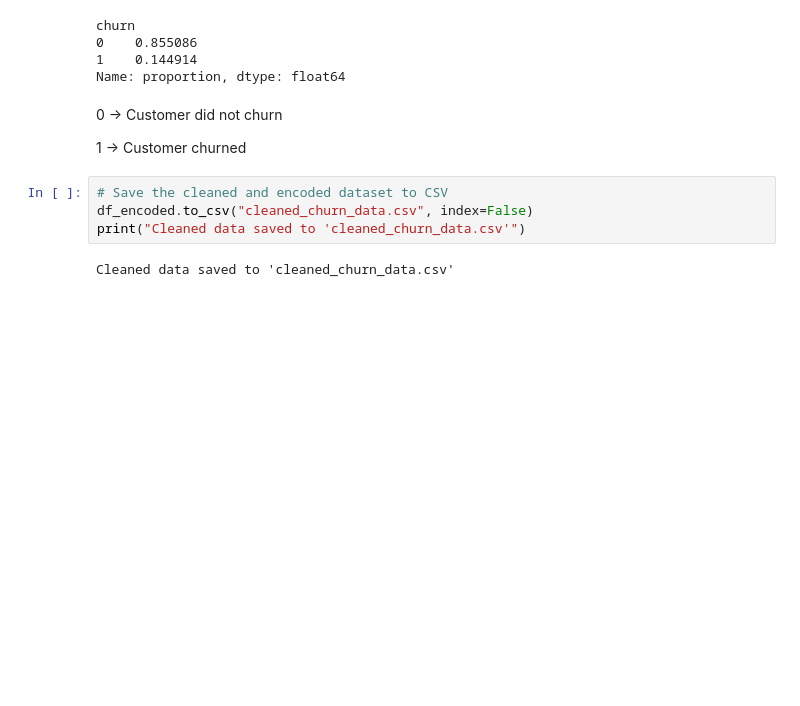
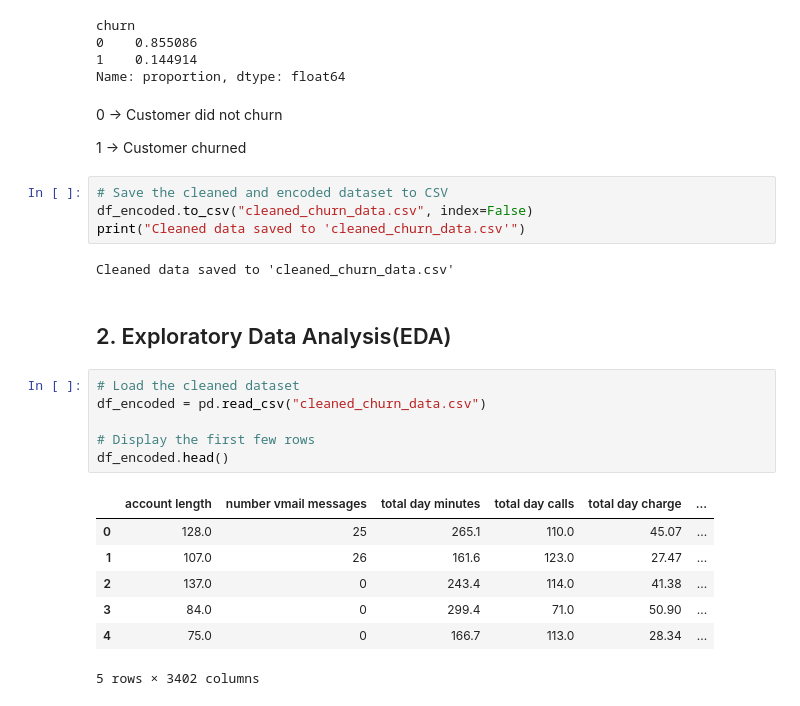
Before and after one commit to KabiraKabira7/customer_churn_modelling_phase_3_project, a Jupyter notebook: customer_churn_modeling_phase3.ipynb, the cells around one changed output. Drawn from its saved outputs; the diff is of its cells as text; blank space fills up the shorter version.

```diff
--- a/customer_churn_modeling_phase3.ipynb
+++ b/customer_churn_modeling_phase3.ipynb
@@ -295,3 +295,19 @@ df_encoded.to_csv("cleaned_churn_data.csv", index=False)
 print("Cleaned data saved to 'cleaned_churn_data.csv'")
 # %% [output]
 Cleaned data saved to 'cleaned_churn_data.csv'
+# %% [markdown]
+## 2. Exploratory Data Analysis(EDA)
+# %%
+# Load the cleaned dataset
+df_encoded = pd.read_csv("cleaned_churn_data.csv")
+
+# Display the first few rows
+df_encoded.head()
+# %% [output]
+|  | account length | number vmail messages | total day minutes | total day calls | total day charge | ... |
+| 0 | 128.0 | 25 | 265.1 | 110.0 | 45.07 | ... |
+| 1 | 107.0 | 26 | 161.6 | 123.0 | 27.47 | ... |
+| 2 | 137.0 | 0 | 243.4 | 114.0 | 41.38 | ... |
+| 3 | 84.0 | 0 | 299.4 | 71.0 | 50.90 | ... |
+| 4 | 75.0 | 0 | 166.7 | 113.0 | 28.34 | ... |
+5 rows × 3402 columns
```
